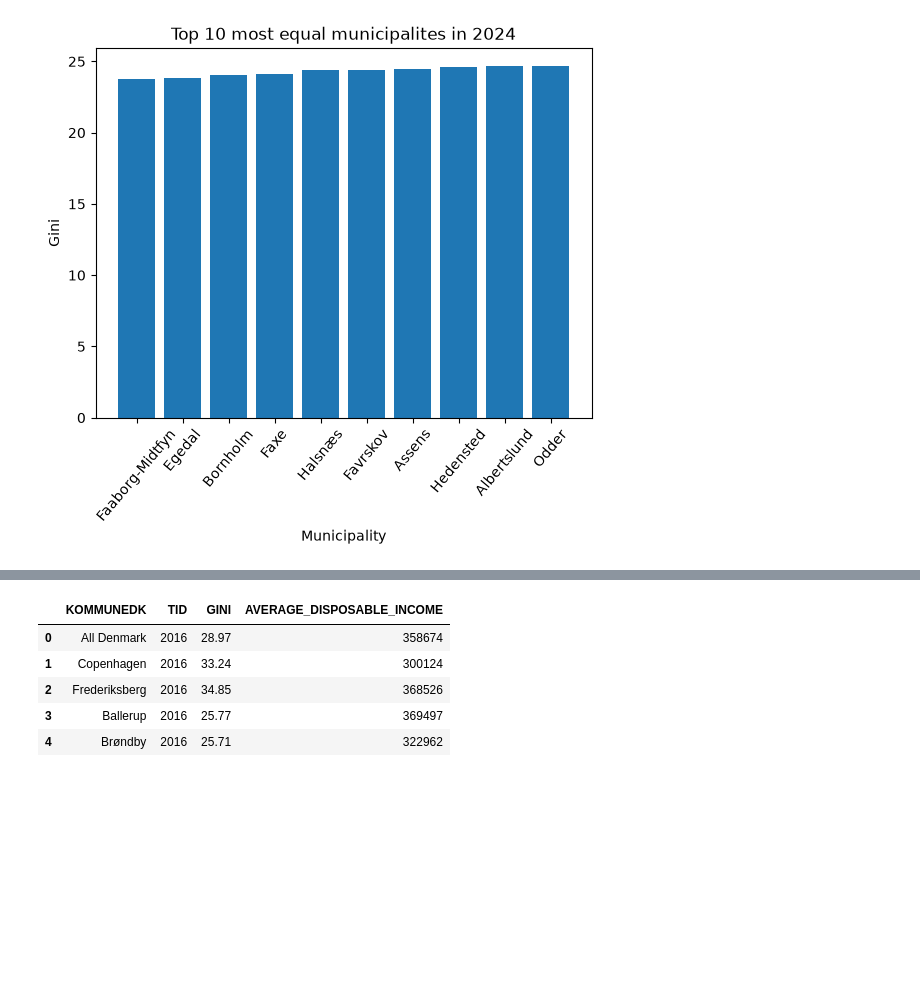
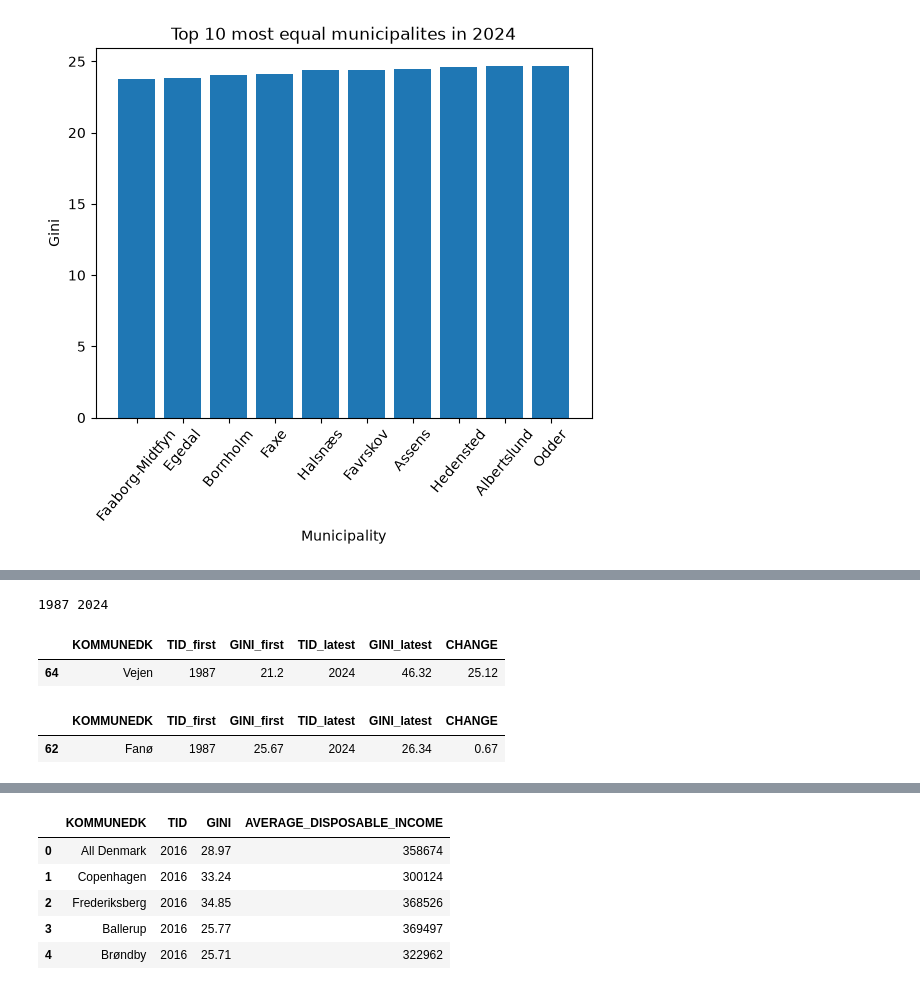
Before and after one commit to NumEconCopenhagen/projects-2025-philippa-ronya, a Jupyter notebook: 01_dataproject/Ronya_dataproject.ipynb, the cells around one changed output, grey strips where cells are left out. Drawn from its saved outputs; the diff is of its cells as text; code cells hidden in the pictures; blank space fills up the shorter version.

```diff
--- a/01_dataproject/Ronya_dataproject.ipynb
+++ b/01_dataproject/Ronya_dataproject.ipynb
@@ -315,0 +283,47 @@ The most equal:
+# %%
+first_year = dp2.gini_municipalities['TID'].min()
+latest_year = dp2.gini_municipalities['TID'].max()
+
+print(first_year, latest_year)
+# %% [output]
+1987 2024
+# %%
+# Find the first and the most recent year in the data
+first_year = dp2.gini_municipalities['TID'].min()
+latest_year = dp2.gini_municipalities['TID'].max()
+
+# Select Gini data from the first year
+gini_first = dp2.gini_municipalities[
+    dp2.gini_municipalities['TID'] == first_year
+]
+
+# Select Gini data from the most recent year
+gini_latest = dp2.gini_municipalities[
+    dp2.gini_municipalities['TID'] == latest_year
+]
+
+# Merge the first and latest year by municipality
+gini_change = pd.merge(
+    gini_first,
+    gini_latest,
+    on='KOMMUNEDK',
+    how='inner',
+    suffixes=('_first', '_latest')
+)
+
+# Calculate the change in Gini between the first and latest year
+gini_change['CHANGE'] = (
+    gini_change['GINI_latest'] - gini_change['GINI_first']
+)
+
+# Find the municipalities with the largest and smallest change in Gini
+largest_change = gini_change.nlargest(1, 'CHANGE')
+smallest_change = gini_change.nsmallest(1, 'CHANGE')
+
+display(largest_change)
+display(smallest_change)
+# %% [output]
+|  | KOMMUNEDK | TID_first | GINI_first | TID_latest | GINI_latest | CHANGE |
+| 64 | Vejen | 1987 | 21.2 | 2024 | 46.32 | 25.12 |
+|  | KOMMUNEDK | TID_first | GINI_first | TID_latest | GINI_latest | CHANGE |
+| 62 | Fanø | 1987 | 25.67 | 2024 | 26.34 | 0.67 |
```
Also changed, not shown: parts of 35 cells of this notebook, 2 other files.
